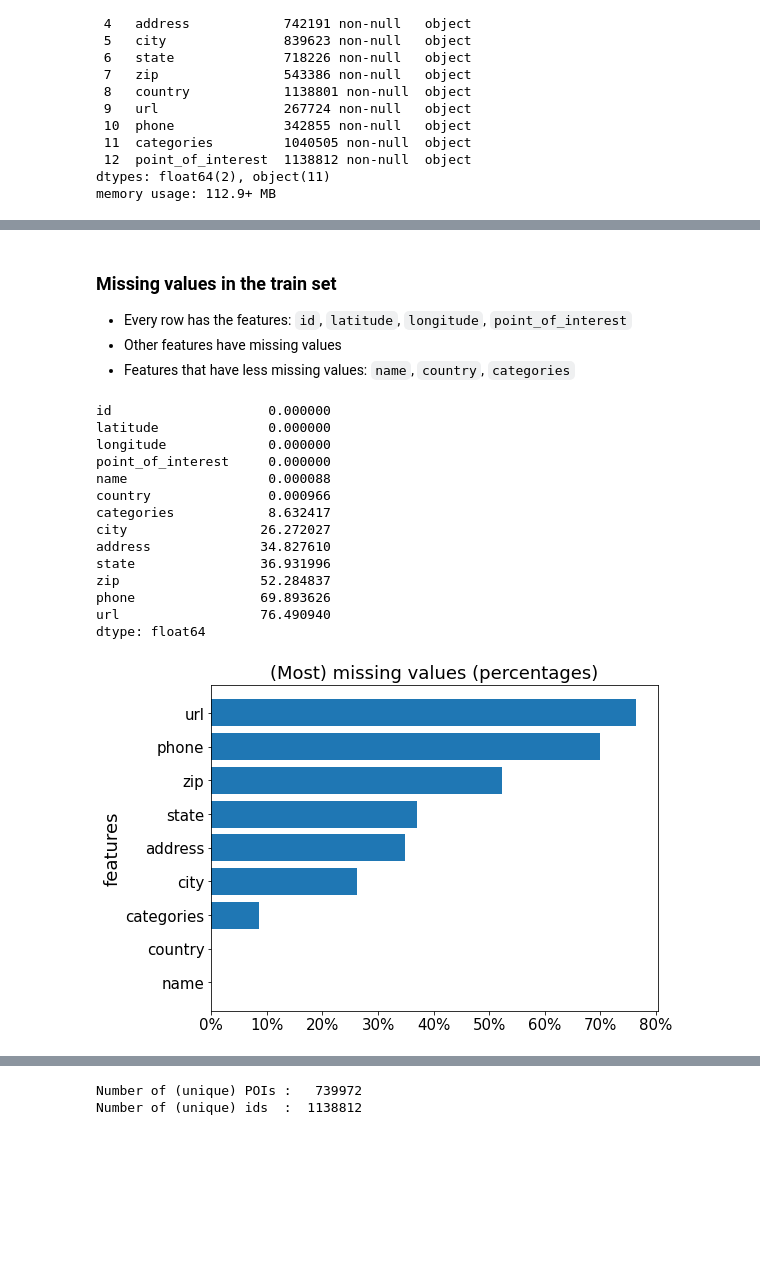
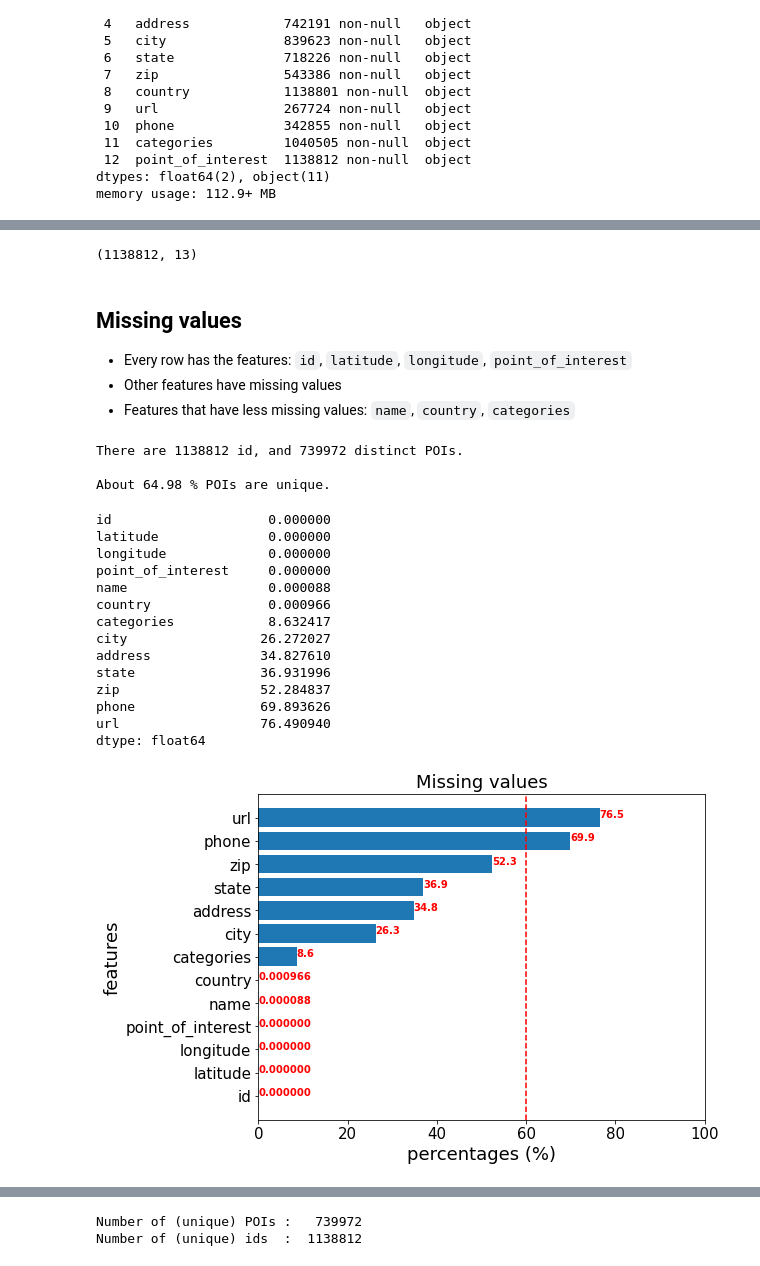
Before and after one commit to gormantt/foursquare-location-matching, a Jupyter notebook: group_code/2022.05.25_train_and_pairs_eda.ipynb, the cells around one changed output, grey strips where cells are left out. Cells and saved outputs as stored; diff of their text form; code cells hidden in the pictures; blank space fills up the shorter version.

```diff
--- a/group_code/2022.05.25_train_and_pairs_eda.ipynb
+++ b/group_code/2022.05.25_train_and_pairs_eda.ipynb
@@ -34,2 +36,3 @@ pip install geopandas
 # %%
-df_train  = pd.read_csv("../../data_raw/train.csv")
+df_train = pd.read_csv("../../code-2022/final_project/data-foursquare-location-matching/train.csv")
+# df_train  = pd.read_csv("../../data_raw/train.csv")
@@ -66,8 +71,16 @@ memory usage: 112.9+ MB
+# %%
+df_train.shape
+# %% [output]
+(1138812, 13)
 # %% [markdown]
-### Missing values in the train set
+## Missing values
 - Every row has the features: `id`, `latitude`, `longitude`, `point_of_interest`
 - Other features have missing values
 - Features that have less missing values: `name`, `country`, `categories`
 # %%
 print('There are', len(set(df_train.id)), 'id, and', len(set(df_train.point_of_interest)), 'distinct POIs.\n')
 print('About', np.round(len(set(df_train.point_of_interest))/len(set(df_train.id))*100,2),'% POIs are unique.\n')
+# %% [output]
+There are 1138812 id, and 739972 distinct POIs.
+
+About 64.98 % POIs are unique.
@@ -77,32 +87,43 @@ df_train.columns
-# %%
-# Count the missing values
-missing = df_train.isna().sum()/df_train.shape[0]*100
-missing.sort_values()
-# %% [output]
-id                    0.000000
-latitude              0.000000
-longitude             0.000000
-point_of_interest     0.000000
-name                  0.000088
-country               0.000966
-categories            8.632417
-city                 26.272027
-address              34.827610
-state                36.931996
-zip                  52.284837
-phone                69.893626
-url                  76.490940
-dtype: float64
 # %%
+df = df_train
+# Count the missing values in each feature
+missing = df.isna().sum()/df.shape[0]*100
+print(missing.sort_values())
+
 # Plot the percentages of missing values for each feature
 import matplotlib.ticker as mtick
-tmp = df_train.drop(columns=['id','latitude','longitude','point_of_interest']).isna().sum().sort_values()
+tmp = df.isna().sum().sort_values()
 fig, ax = plt.subplots(figsize=(8,6))
-ax.barh(tmp.index, tmp/len(df_train)*100)
-ax.set_title("(Most) missing values (percentages)", fontsize=18)
-ax.xaxis.set_major_formatter(mtick.PercentFormatter())
+
+y = tmp/len(df)*100
+ax.barh(tmp.index, y)
+ax.set_title("Missing values", fontsize=18)
+ax.axvline(x=60,color='r',linestyle='--')
+# ax.xaxis.set_major_formatter(mtick.PercentFormatter())
 ax.tick_params(axis='both', labelsize=15 )
 ax.set_ylabel('features', fontsize=18)
+ax.set_xlabel('percentages (%)', fontsize=18)
+ax.set_xlim(0,100)
+
+for index, value in enumerate(y):
+    if value < 1:
+        ax.text(value, index, '{:.6f}'.format(value), color = 'red', fontweight = 'bold')
+    else:
+        ax.text(value, index, '{:.1f}'.format(value), color = 'red', fontweight = 'bold')
 plt.show()
 # %% [output]
+id                    0.000000
+latitude              0.000000
+longitude             0.000000
+point_of_interest     0.000000
+name                  0.000088
+country               0.000966
+categories            8.632417
+city                 26.272027
+address              34.827610
+state                36.931996
+zip                  52.284837
+phone                69.893626
+url                  76.490940
+dtype: float64
-[figure, old version]
+[figure, new version]
```
Also changed, not shown: parts of 31 cells of this notebook, 1 other file.
